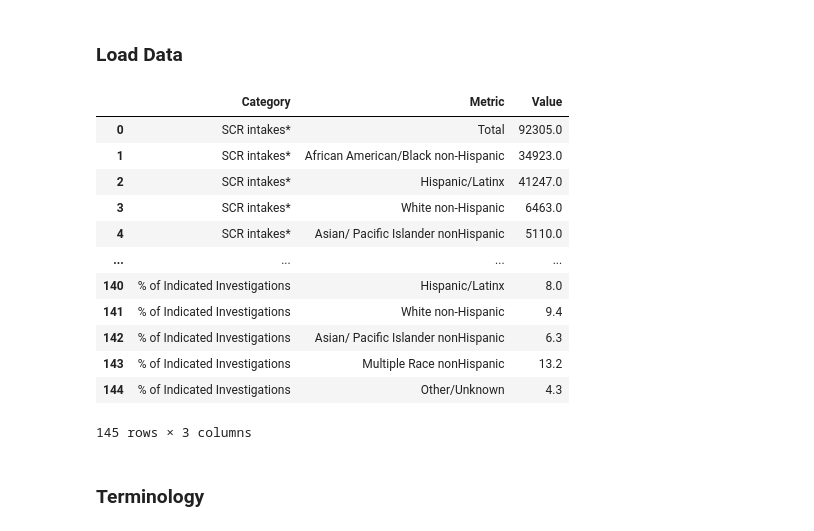
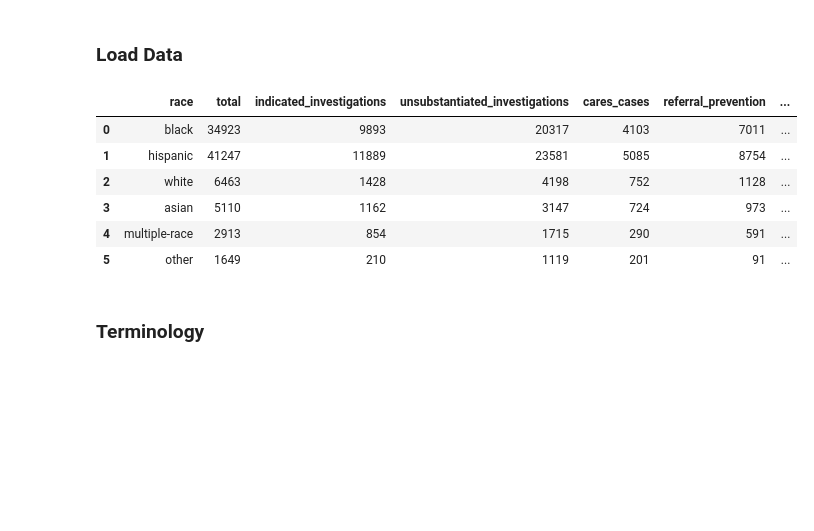
Before and after one commit to katrventura/nyc-child-services, a Jupyter notebook: notebook.ipynb, the cells around one changed output. Saved outputs shown, nothing was run; the diff lists cells and outputs as text; code cells hidden in the pictures; blank space fills up the shorter version.

```diff
--- a/notebook.ipynb
+++ b/notebook.ipynb
@@ -58,22 +58,16 @@ Loading required package: tidyverse
 ### Load Data
 # %%
 # read pdf file asc_data.csv
-df = pd.read_csv('asc_data.csv')
+df = pd.read_csv('acs_data_formatted.csv')
 df
 # %% [output]
-|  | Category | Metric | Value |
-| 0 | SCR intakes* | Total | 92305.0 |
-| 1 | SCR intakes* | African American/Black non-Hispanic | 34923.0 |
-| 2 | SCR intakes* | Hispanic/Latinx | 41247.0 |
-| 3 | SCR intakes* | White non-Hispanic | 6463.0 |
-| 4 | SCR intakes* | Asian/ Pacific Islander nonHispanic | 5110.0 |
-| ... | ... | ... | ... |
-| 140 | % of Indicated Investigations | Hispanic/Latinx | 8.0 |
-| 141 | % of Indicated Investigations | White non-Hispanic | 9.4 |
-| 142 | % of Indicated Investigations | Asian/ Pacific Islander nonHispanic | 6.3 |
-| 143 | % of Indicated Investigations | Multiple Race nonHispanic | 13.2 |
-| 144 | % of Indicated Investigations | Other/Unknown | 4.3 |
+|  | race | total | indicated_investigations | unsubstantiated_investigations | cares_cases | referral_prevention | ... |
+| 0 | black | 34923 | 9893 | 20317 | 4103 | 7011 | ... |
+| 1 | hispanic | 41247 | 11889 | 23581 | 5085 | 8754 | ... |
+| 2 | white | 6463 | 1428 | 4198 | 752 | 1128 | ... |
+| 3 | asian | 5110 | 1162 | 3147 | 724 | 973 | ... |
+| 4 | multiple-race | 2913 | 854 | 1715 | 290 | 591 | ... |
+| 5 | other | 1649 | 210 | 1119 | 201 | 91 | ... |
-145 rows × 3 columns
 # %% [markdown]
 ### Terminology
 # %% [markdown]
```
Also changed, not shown: parts of 17 cells of this notebook, 3 other files.
